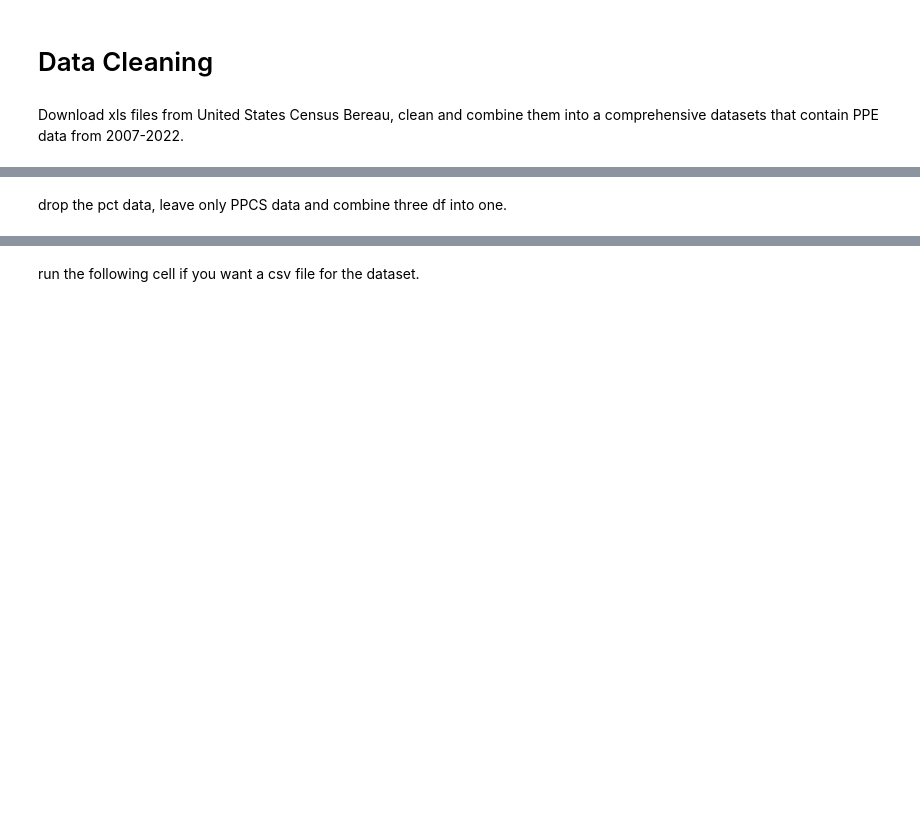
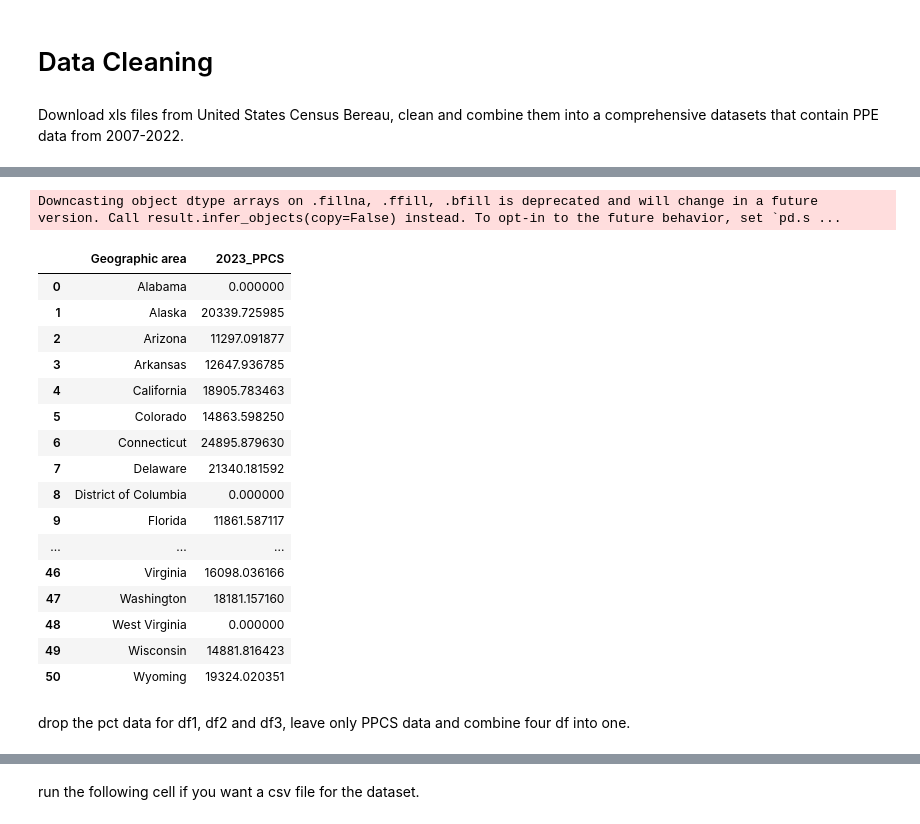
Before and after one commit to 1zpzz/QM2---school-shooting-, a Jupyter notebook: Data_cleaning_and_Visualisation_for_ESSA.ipynb, the cells around one changed output, grey strips where cells are left out. Cells and saved outputs as stored; diff of their text form; code cells hidden in the pictures; blank space fills up the shorter version.

```diff
--- a/Data_cleaning_and_Visualisation_for_ESSA.ipynb
+++ b/Data_cleaning_and_Visualisation_for_ESSA.ipynb
@@ -62,5 +156,44 @@ df3 = download_and_process_excel("https://www2.census.gov/programs-surveys/schoo
+# %%
+all_states = [
+    "Alabama","Alaska","Arizona","Arkansas","California","Colorado",
+    "Connecticut","Delaware","District of Columbia","Florida","Georgia","Hawaii","Idaho",
+    "Illinois","Indiana","Iowa","Kansas","Kentucky","Louisiana",
+    "Maine","Maryland","Massachusetts","Michigan","Minnesota",
+    "Mississippi","Missouri","Montana","Nebraska","Nevada",
+    "New Hampshire","New Jersey","New Mexico","New York",
+    "North Carolina","North Dakota","Ohio","Oklahoma","Oregon",
+    "Pennsylvania","Rhode Island","South Carolina","South Dakota",
+    "Tennessee","Texas","Utah","Vermont","Virginia","Washington",
+    "West Virginia","Wisconsin","Wyoming"
+]
+states_df = pd.DataFrame({"Geographic area": all_states})
+df4 = states_df.merge(df4, on="Geographic area", how="left")
+df4["2023_PPCS"] = df4["2023_PPCS"].fillna(0)
+
+df4.sort_values(by="Geographic area", inplace=True)
+df4.reset_index(drop=True, inplace=True)
+df4
+# %% [output]
+Downcasting object dtype arrays on .fillna, .ffill, .bfill is deprecated and will change in a future version. Call result.infer_objects(copy=False) instead. To opt-in to the future behavior, set `pd.s ...
+|  | Geographic area | 2023_PPCS |
+| 0 | Alabama | 0.000000 |
+| 1 | Alaska | 20339.725985 |
+| 2 | Arizona | 11297.091877 |
+| 3 | Arkansas | 12647.936785 |
+| 4 | California | 18905.783463 |
+| 5 | Colorado | 14863.598250 |
+| 6 | Connecticut | 24895.879630 |
+| 7 | Delaware | 21340.181592 |
+| 8 | District of Columbia | 0.000000 |
+| 9 | Florida | 11861.587117 |
+| ... | ... | ... |
+| 46 | Virginia | 16098.036166 |
+| 47 | Washington | 18181.157160 |
+| 48 | West Virginia | 0.000000 |
+| 49 | Wisconsin | 14881.816423 |
+| 50 | Wyoming | 19324.020351 |
 # %% [markdown]
-drop the pct data, leave only PPCS data and combine three df into one.
+drop the pct data for df1, df2 and df3, leave only PPCS data and combine four df into one.
 # %%
 df1_ppcs = df1.filter(regex=r"(Geographic area|_PPCS$)").iloc[:, :-1]
 df2_ppcs = df2.filter(regex=r"(Geographic area|_PPCS$)").iloc[:, :-1]
```
Also changed, not shown: parts of 7 cells of this notebook.
